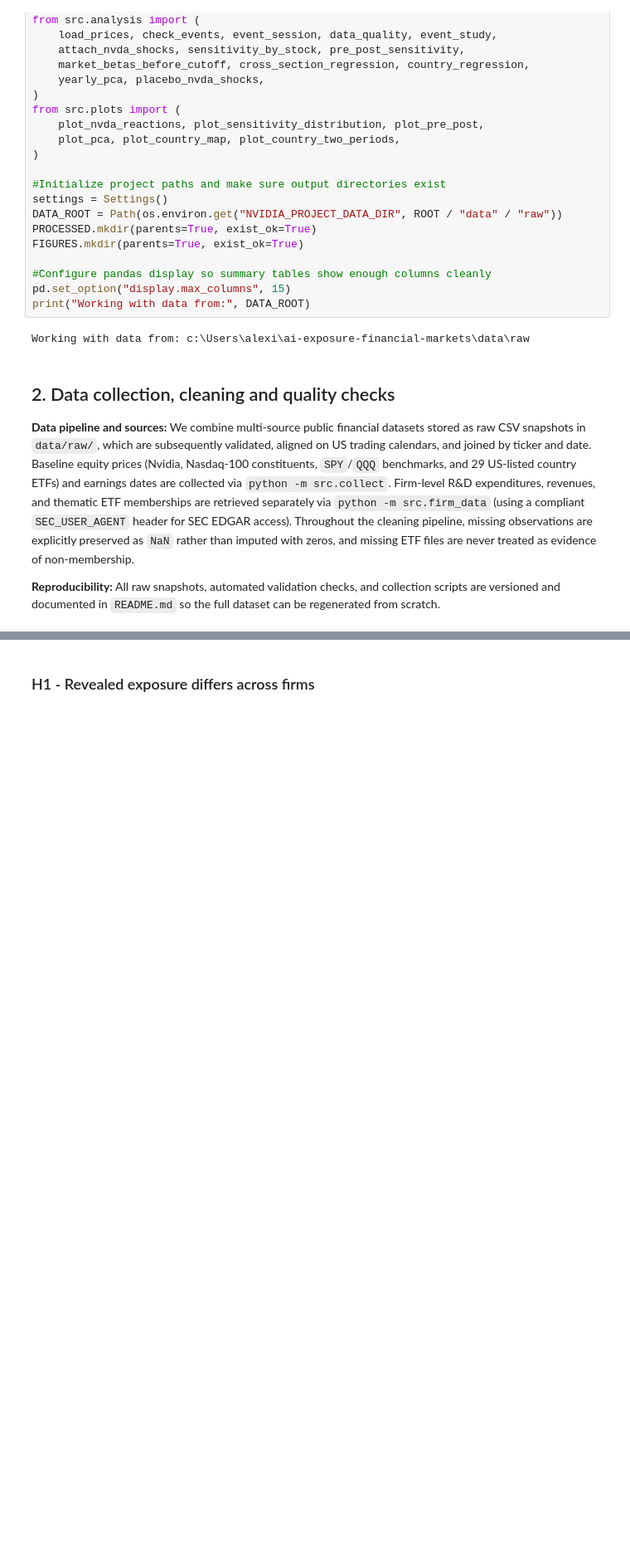
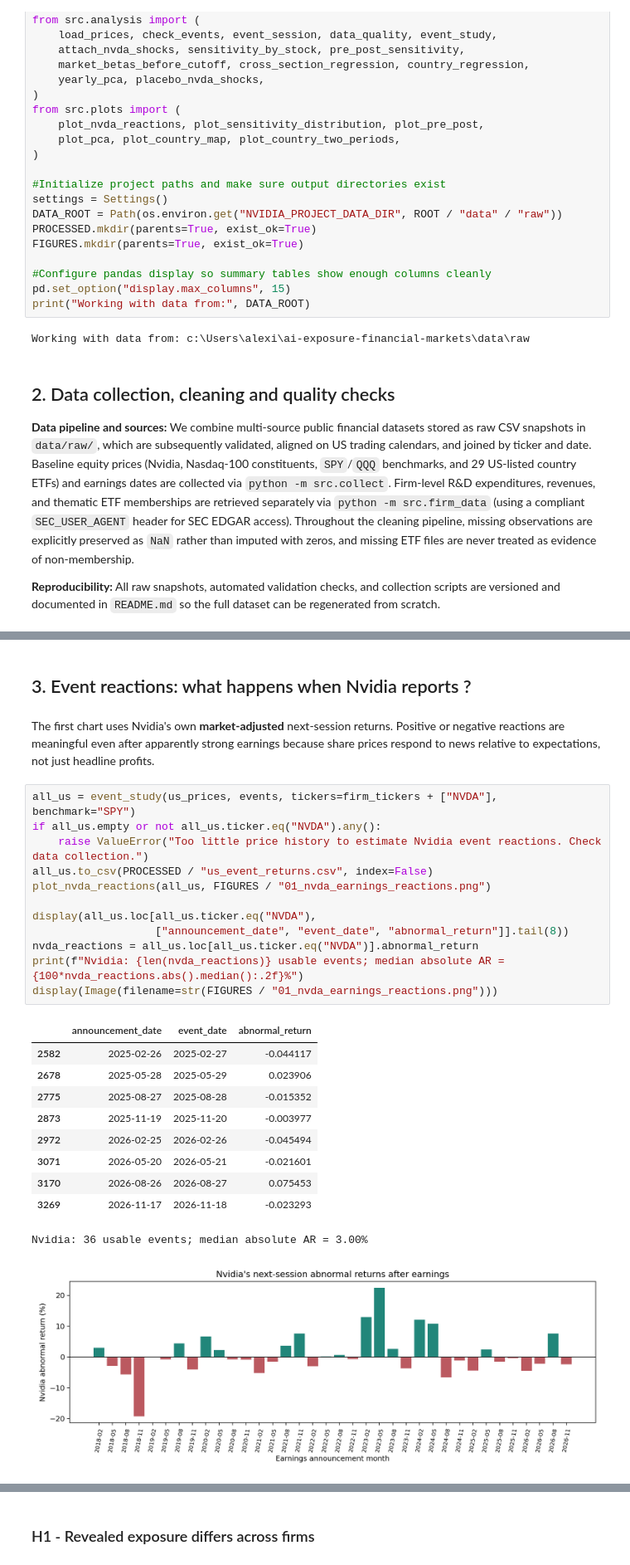
Before and after one commit to ayarhazi/ai-exposure-financial-markets, a Jupyter notebook: notebook1.ipynb, the cells around one changed output, grey strips where cells are left out. Shown at 83% size. Saved outputs shown, nothing was run; the diff lists cells and outputs as text; blank space fills up the shorter version.

```diff
--- a/notebook1.ipynb
+++ b/notebook1.ipynb
@@ -175,0 +182,28 @@ SEC/holdings snapshot found.
+# %% [markdown]
+## 3. Event reactions: what happens when Nvidia reports ?
+# %% [markdown]
+The first chart uses Nvidia's own **market-adjusted** next-session returns. Positive or negative reactions are meaningful even after apparently strong earnings because share prices respond to news relative to expectations, not just headline profits.
+# %%
+all_us = event_study(us_prices, events, tickers=firm_tickers + ["NVDA"], benchmark="SPY")
+if all_us.empty or not all_us.ticker.eq("NVDA").any():
+    raise ValueError("Too little price history to estimate Nvidia event reactions. Check data collection.")
+all_us.to_csv(PROCESSED / "us_event_returns.csv", index=False)
+plot_nvda_reactions(all_us, FIGURES / "01_nvda_earnings_reactions.png")
+
+display(all_us.loc[all_us.ticker.eq("NVDA"),
+                   ["announcement_date", "event_date", "abnormal_return"]].tail(8))
+nvda_reactions = all_us.loc[all_us.ticker.eq("NVDA")].abnormal_return
+print(f"Nvidia: {len(nvda_reactions)} usable events; median absolute AR = {100*nvda_reactions.abs().median():.2f}%")
+display(Image(filename=str(FIGURES / "01_nvda_earnings_reactions.png")))
+# %% [output]
+|  | announcement_date | event_date | abnormal_return |
+| 2582 | 2025-02-26 | 2025-02-27 | -0.044117 |
+| 2678 | 2025-05-28 | 2025-05-29 | 0.023906 |
+| 2775 | 2025-08-27 | 2025-08-28 | -0.015352 |
+| 2873 | 2025-11-19 | 2025-11-20 | -0.003977 |
+| 2972 | 2026-02-25 | 2026-02-26 | -0.045494 |
+| 3071 | 2026-05-20 | 2026-05-21 | -0.021601 |
+| 3170 | 2026-08-26 | 2026-08-27 | 0.075453 |
+| 3269 | 2026-11-17 | 2026-11-18 | -0.023293 |
+Nvidia: 36 usable events; median absolute AR = 3.00%
+[figure, added]
```
Also changed, not shown: parts of 7 cells of this notebook.
